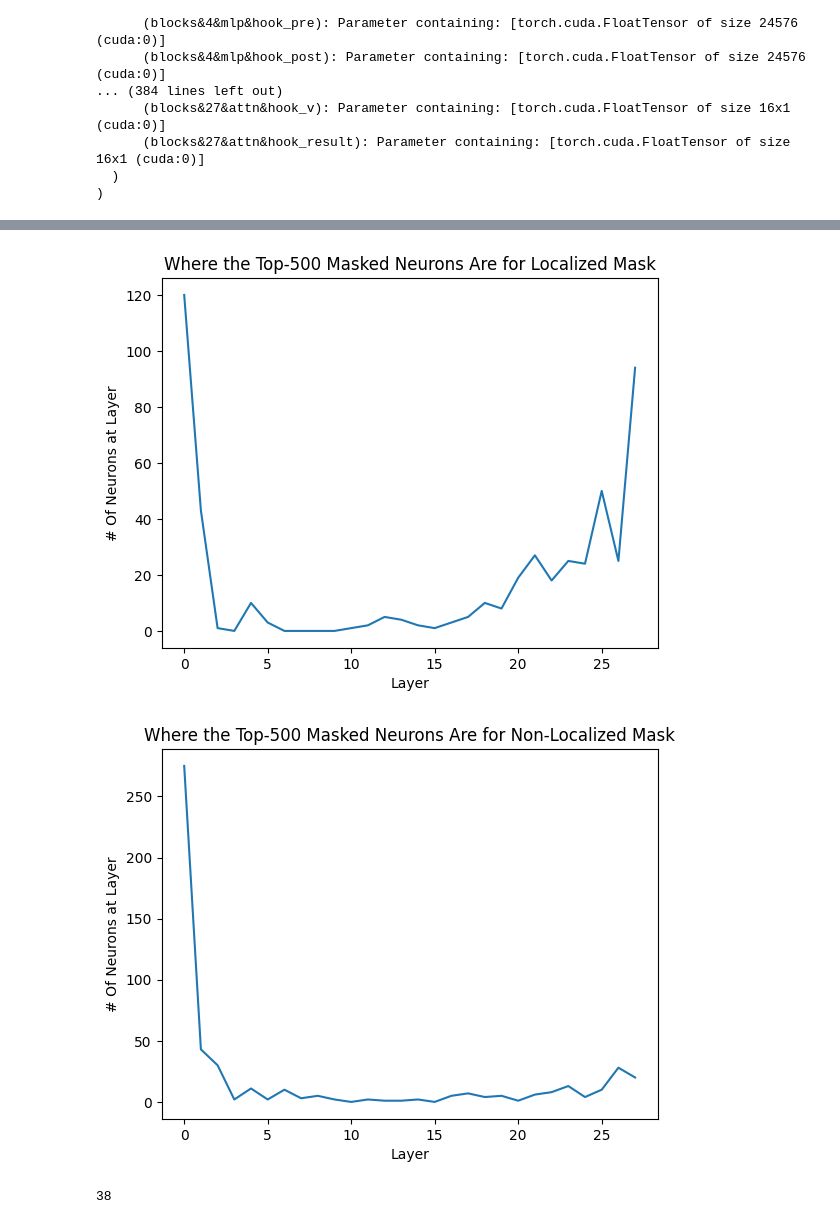
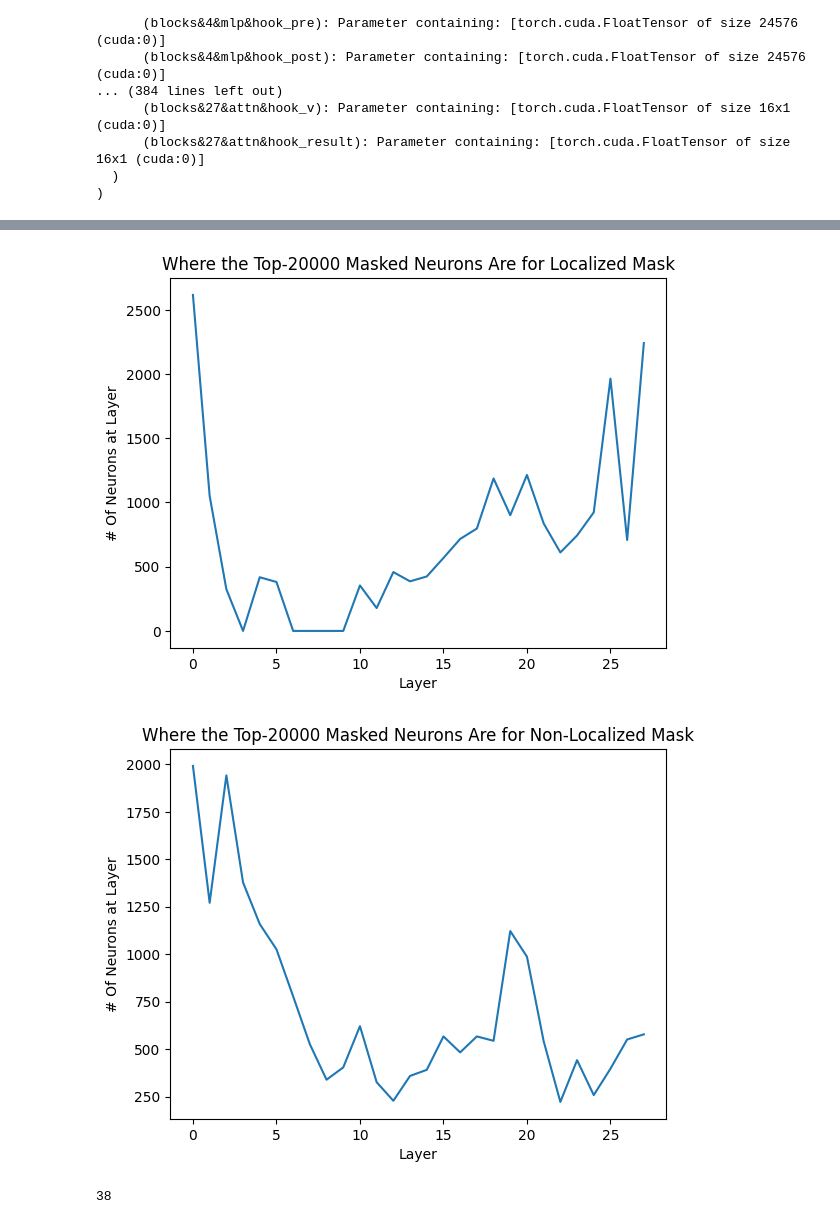
Before and after one commit to magikarp01/mechanistic-unlearning, a Jupyter notebook: neuron_cb.ipynb, the cells around one changed output, grey strips where cells are left out. Saved outputs shown, nothing was run; the diff lists cells and outputs as text; code cells hidden in the pictures.

```diff
--- a/neuron_cb.ipynb
+++ b/neuron_cb.ipynb
@@ -183,7 +183,7 @@ Thresholding importance at 0.11414513221153846
 # %% [markdown]
 ## Train Masks
 # %%
-use_localized_mask = True
+use_localized_mask = False
 
 combine_heads = False
 top_p = 5
@@ -215,7 +215,7 @@ learning_rate = 5e-2
 n_epochs = 50
 grad_accum_steps = 16
 # max_gpu_batch_size=8
-beta = 10
+beta = 1
 clip_grad = 1
 
 evaluate_every = 5
@@ -287,9 +287,9 @@ Running adversarial evals
 # %%
 # save masks state dict to neuron_cb
 import pickle
-torch.save(mask.state_dict(), f"masks/neuron_cb/{model_type}_{'localized' if use_localized_mask else 'nonlocalized'}_{combine_heads=}_unlearn_{forget_sport}.pt")
+torch.save(mask.state_dict(), f"masks/neuron_cb/{model_type}_{'localized' if use_localized_mask else 'nonlocalized'}_{combine_heads=}_{beta=}_unlearn_{forget_sport}.pt")
 
-with open(f"masks/neuron_cb/{model_type}_{'localized' if use_localized_mask else 'nonlocalized'}_{combine_heads=}_unlearn_{forget_sport}_metrics.pkl", "wb") as f:
+with open(f"masks/neuron_cb/{model_type}_{'localized' if use_localized_mask else 'nonlocalized'}_{combine_heads=}_{beta=}_unlearn_{forget_sport}_metrics.pkl", "wb") as f:
     pickle.dump({"train_losses": all_train_losses, "test_losses": all_test_losses, "adversarial_evals": adversarial_evals, "side_effect_evals": side_effect_evals}, f)
 # %% [markdown]
 ## Analyze Mask
@@ -314,6 +314,7 @@ Loaded pretrained model google/gemma-7b into HookedTransformer
 
 combine_heads = False
 top_p = 5
+beta = 1
 
 # if use_localized_mask:
 final_components, final_attn_heads = get_top_components(*convert_attrs_to_components(ap_graph, combine_heads=combine_heads), top_p=top_p)
@@ -332,8 +333,8 @@ assert (torch.tensor([len(x) for x in all_attn_heads.values()]) == model.cfg.n_h
 nonlocalized_mask = NeuronLevelMask(nonlocalized_model, components=all_components, component_heads=all_attn_heads)
 
 # mask.load_state_dict(torch.load(f"masks/neuron_cb/{model_type}_{'localized' if use_localized_mask else 'nonlocalized'}_{combine_heads=}_unlearn_{forget_sport}.pt"))
-localized_mask.load_state_dict(torch.load(f"masks/neuron_cb/{model_type}_localized_{combine_heads=}_unlearn_{forget_sport}.pt"))
-nonlocalized_mask.load_state_dict(torch.load(f"masks/neuron_cb/{model_type}_nonlocalized_{combine_heads=}_unlearn_{forget_sport}.pt"))
+localized_mask.load_state_dict(torch.load(f"masks/neuron_cb/{model_type}_localized_{combine_heads=}_{beta=}_unlearn_{forget_sport}.pt"))
+nonlocalized_mask.load_state_dict(torch.load(f"masks/neuron_cb/{model_type}_nonlocalized_{combine_heads=}_{beta=}_unlearn_{forget_sport}.pt"))
 
 localized_mask.cuda()
 nonlocalized_mask.cuda()
@@ -418,23 +395,23 @@ for title, mask in [("Localized", localized_mask), ("Non-Localized", nonlocalize
 # %%
 # Visualize the neuron coefficients
-top_k = 500
+top_k = 20000
 for title, mask in [("Localized", localized_mask), ("Non-Localized", nonlocalized_mask)]:
     mask.undiscretize()
     mask.discretize_topk(top_k)
     all_values = {layer: 0 for layer in range(model.cfg.n_layers)}
     for component in mask.mask_masks:
         layer = int(component.split("&")[1])
         all_values[layer] += (mask.mask_masks[component].data == 1).sum().item()
 
     # all_values = [(m.data == 1).sum().item() for m in mask.mask_masks.values()]
     plt.plot(all_values.values())
     plt.title(f"Where the Top-{top_k} Masked Neurons Are for {title} Mask")
     plt.ylabel("# Of Neurons at Layer")
     plt.xlabel("Layer")
     plt.show()
 # %% [output]
-[figure, old version]
+[figure, new version]
-[figure, old version]
+[figure, new version]
 # %%
 torch.cuda.empty_cache()
 torch.cuda.memory_allocated() // 1024 // 1024 // 1024
```
Also changed, not shown: parts of 10 cells of this notebook, 4 other files.
